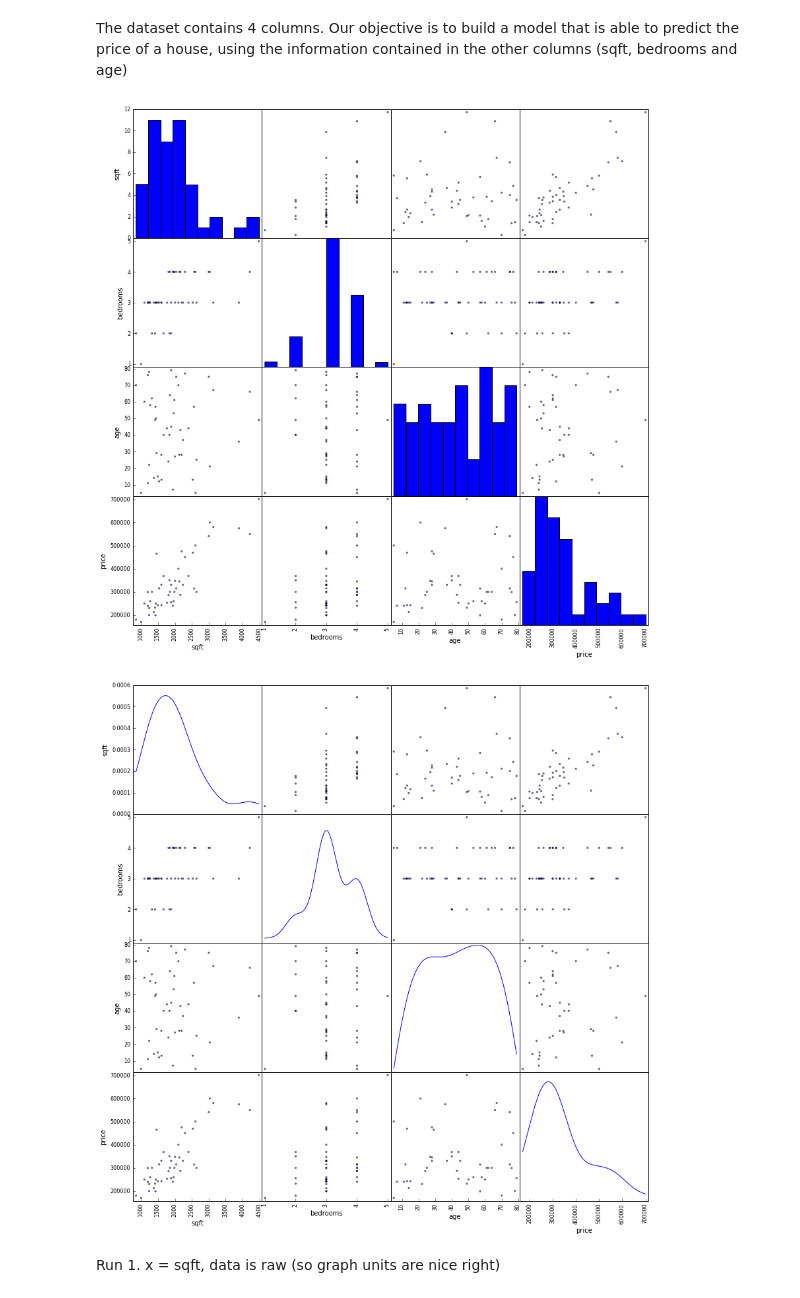
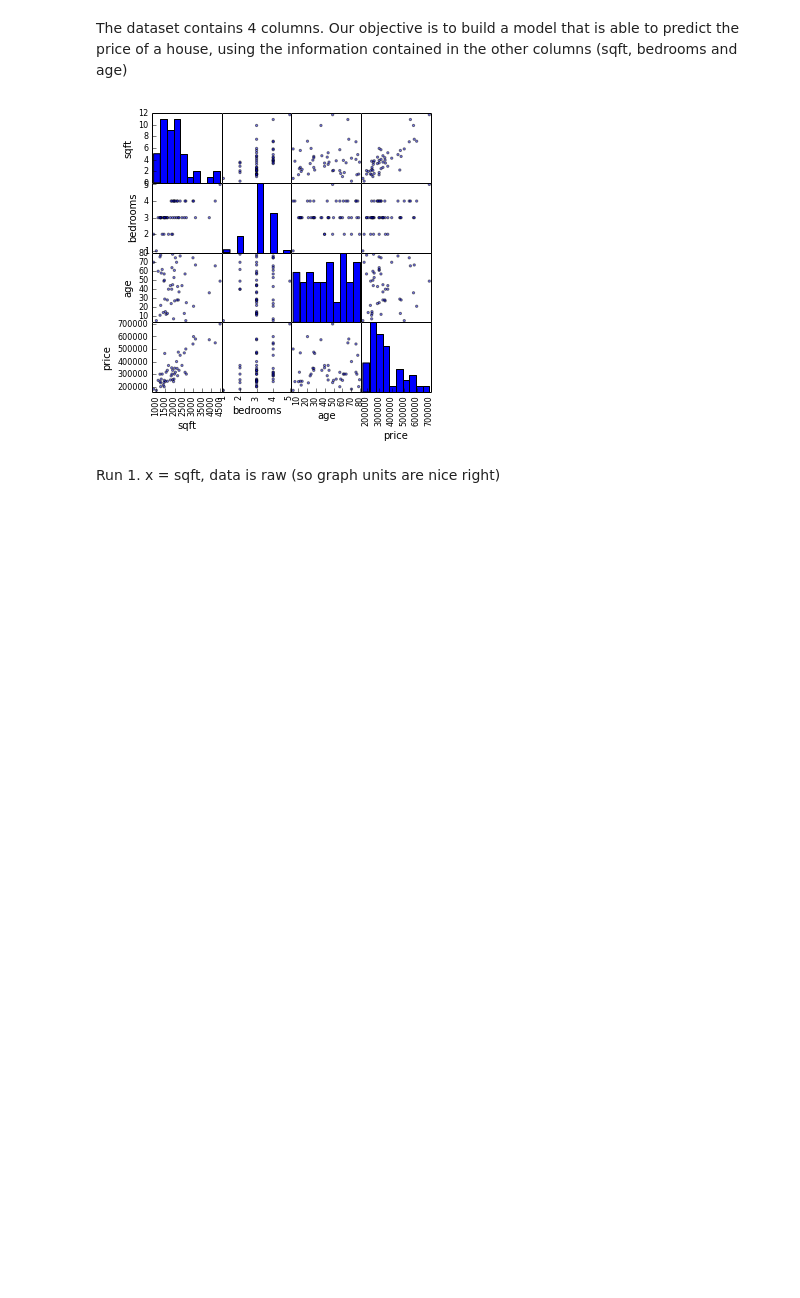
Before and after one commit to mike-tamir/GA_DAT7, a Jupyter notebook: DAT7 iPython notebooks/DAT7-lab3.1_Linear_Regression_sol.ipynb, the cells around one changed output. Drawn from its saved outputs; the diff is of its cells as text; code cells hidden in the pictures; blank space fills up the shorter version.

```diff
--- a/DAT7 iPython notebooks/DAT7-lab3.1_Linear_Regression_sol.ipynb
+++ b/DAT7 iPython notebooks/DAT7-lab3.1_Linear_Regression_sol.ipynb
@@ -42,11 +32,9 @@ data_n.head()
 The dataset contains 4 columns. Our objective is to build a model that is able to predict the price of a house, using the information contained in the other columns (sqft, bedrooms and age)
 # %%
 from pandas.tools.plotting import scatter_matrix
-scat = scatter_matrix(data, figsize = (14,14))
-scat = scatter_matrix(data, figsize = (14,14), diagonal = 'kde')
+scat = scatter_matrix(data, figsize = (5,5))
 # %% [output]
-[figure, old version]
+[figure, new version]
-[figure, removed]
 # %% [markdown]
 Run 1. x = sqft, data is raw (so graph units are nice right)
 # %% [markdown]
```
Also changed, not shown: parts of 22 cells of this notebook, 25 other files.
